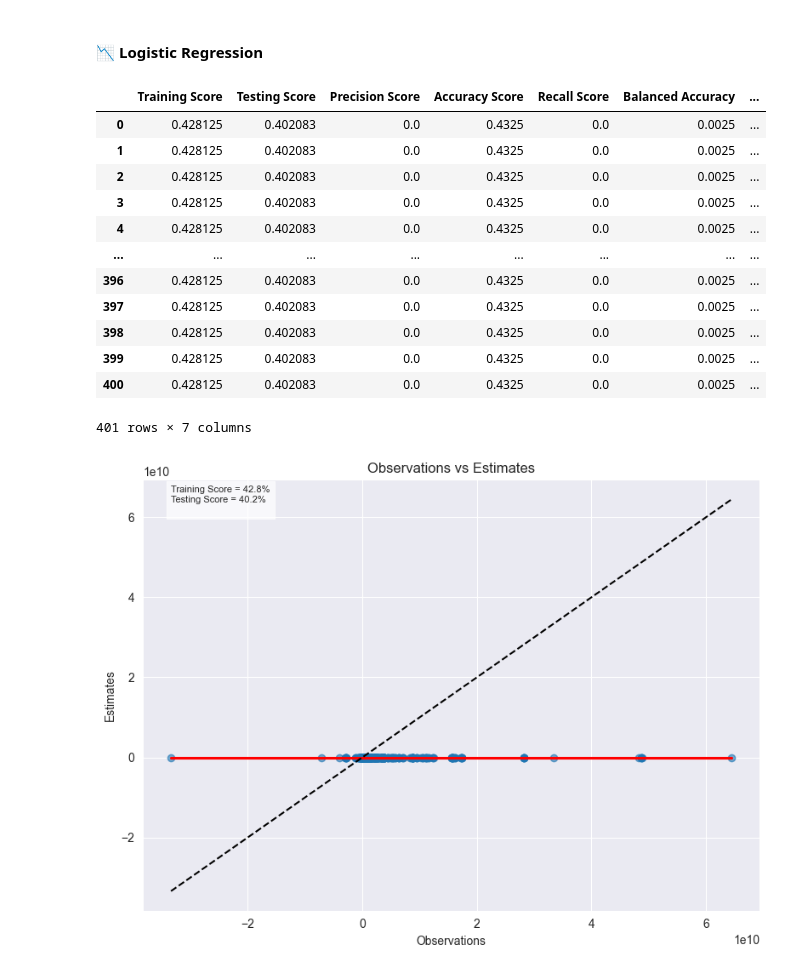
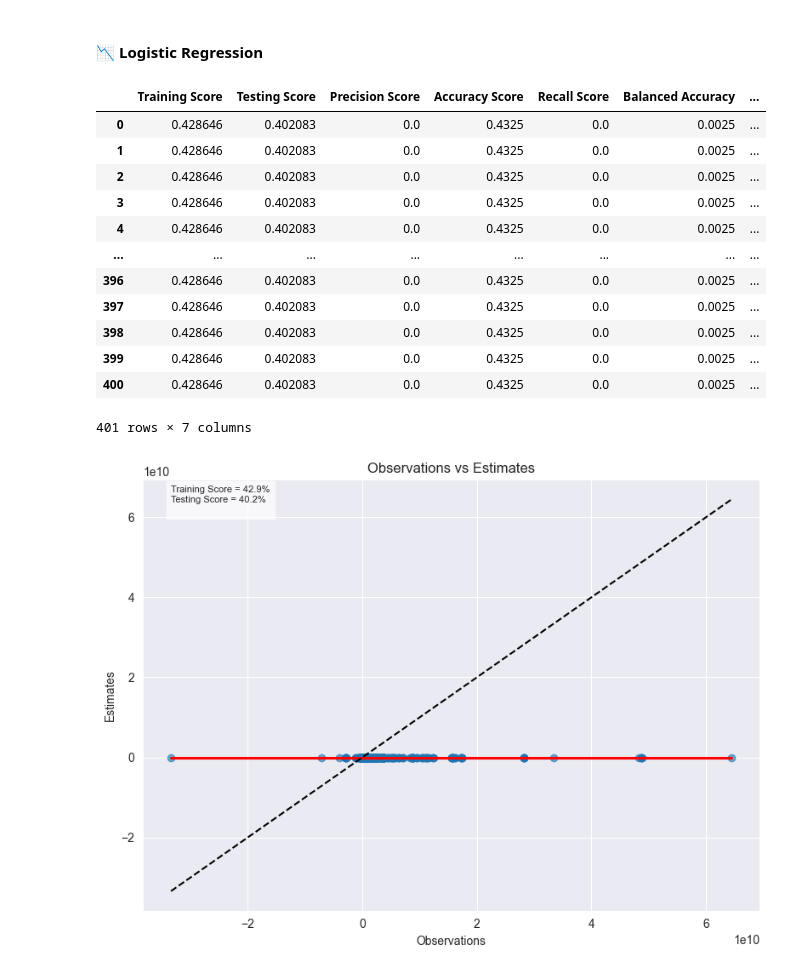
Before and after one commit to is-leeroy-jenkins/Mathy, a Jupyter notebook: ipynb/board.ipynb, the cells around one changed output. Cells and saved outputs as stored; diff of their text form; code cells hidden in the pictures.

```diff
--- a/ipynb/board.ipynb
+++ b/ipynb/board.ipynb
@@ -132,23 +146,23 @@ least_squares.scatter_plot( X, y )
 ####  📉 Logistic Regression
 # %%
 logistic = cs.LogisticRegression( )
-X = data.values
+X = ds.data
 y = ds.targets
 logistic.train( X, y )
 logistic.score( X, y )
 # %% [output]
 |  | Training Score | Testing Score | Precision Score | Accuracy Score | Recall Score | Balanced Accuracy | ... |
-| 0 | 0.428125 | 0.402083 | 0.0 | 0.4325 | 0.0 | 0.0025 | ... |
-| 1 | 0.428125 | 0.402083 | 0.0 | 0.4325 | 0.0 | 0.0025 | ... |
-| 2 | 0.428125 | 0.402083 | 0.0 | 0.4325 | 0.0 | 0.0025 | ... |
-| 3 | 0.428125 | 0.402083 | 0.0 | 0.4325 | 0.0 | 0.0025 | ... |
-| 4 | 0.428125 | 0.402083 | 0.0 | 0.4325 | 0.0 | 0.0025 | ... |
+| 0 | 0.428646 | 0.402083 | 0.0 | 0.4325 | 0.0 | 0.0025 | ... |
+| 1 | 0.428646 | 0.402083 | 0.0 | 0.4325 | 0.0 | 0.0025 | ... |
+| 2 | 0.428646 | 0.402083 | 0.0 | 0.4325 | 0.0 | 0.0025 | ... |
+| 3 | 0.428646 | 0.402083 | 0.0 | 0.4325 | 0.0 | 0.0025 | ... |
+| 4 | 0.428646 | 0.402083 | 0.0 | 0.4325 | 0.0 | 0.0025 | ... |
 | ... | ... | ... | ... | ... | ... | ... | ... |
-| 396 | 0.428125 | 0.402083 | 0.0 | 0.4325 | 0.0 | 0.0025 | ... |
-| 397 | 0.428125 | 0.402083 | 0.0 | 0.4325 | 0.0 | 0.0025 | ... |
-| 398 | 0.428125 | 0.402083 | 0.0 | 0.4325 | 0.0 | 0.0025 | ... |
-| 399 | 0.428125 | 0.402083 | 0.0 | 0.4325 | 0.0 | 0.0025 | ... |
-| 400 | 0.428125 | 0.402083 | 0.0 | 0.4325 | 0.0 | 0.0025 | ... |
+| 396 | 0.428646 | 0.402083 | 0.0 | 0.4325 | 0.0 | 0.0025 | ... |
+| 397 | 0.428646 | 0.402083 | 0.0 | 0.4325 | 0.0 | 0.0025 | ... |
+| 398 | 0.428646 | 0.402083 | 0.0 | 0.4325 | 0.0 | 0.0025 | ... |
+| 399 | 0.428646 | 0.402083 | 0.0 | 0.4325 | 0.0 | 0.0025 | ... |
+| 400 | 0.428646 | 0.402083 | 0.0 | 0.4325 | 0.0 | 0.0025 | ... |
 401 rows × 7 columns
 # %%
 logistic.scatter_plot( X, y )
```
Also changed, not shown: parts of 7 cells of this notebook, 1 other file.
